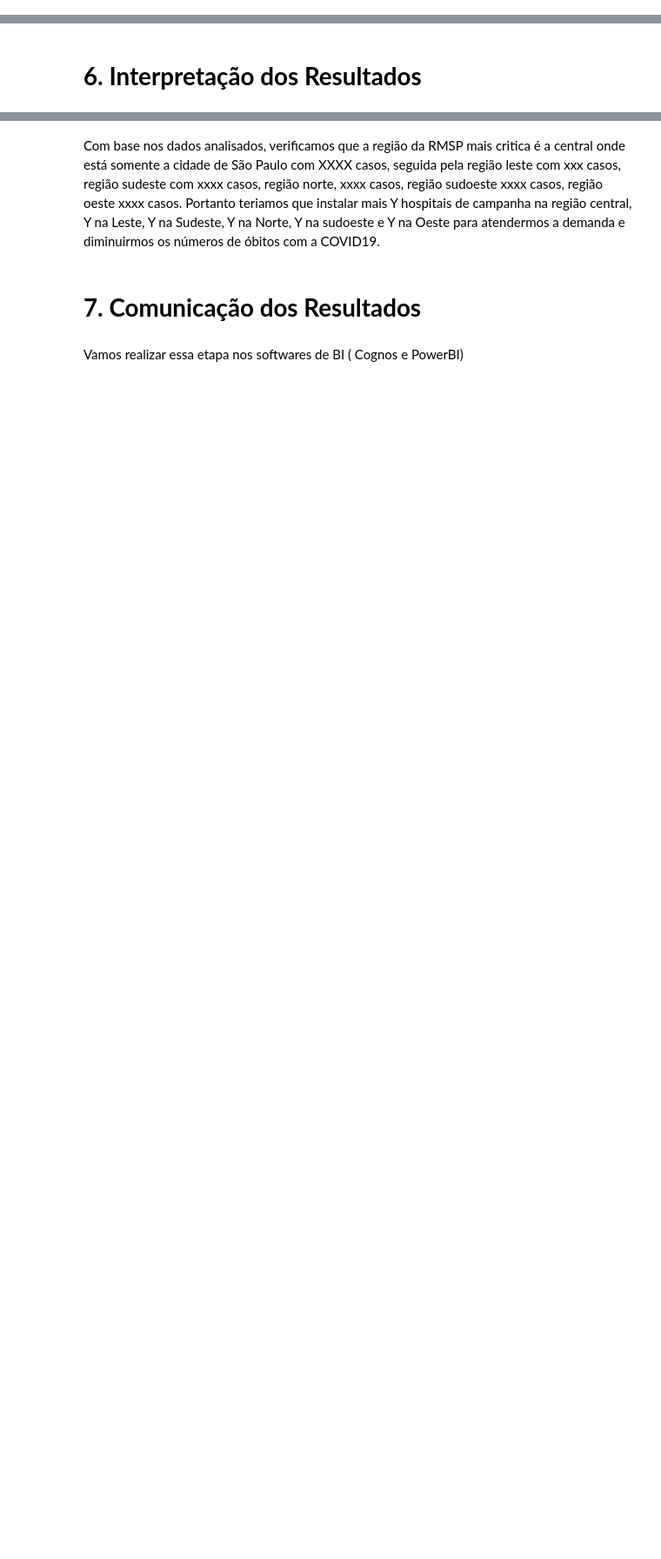
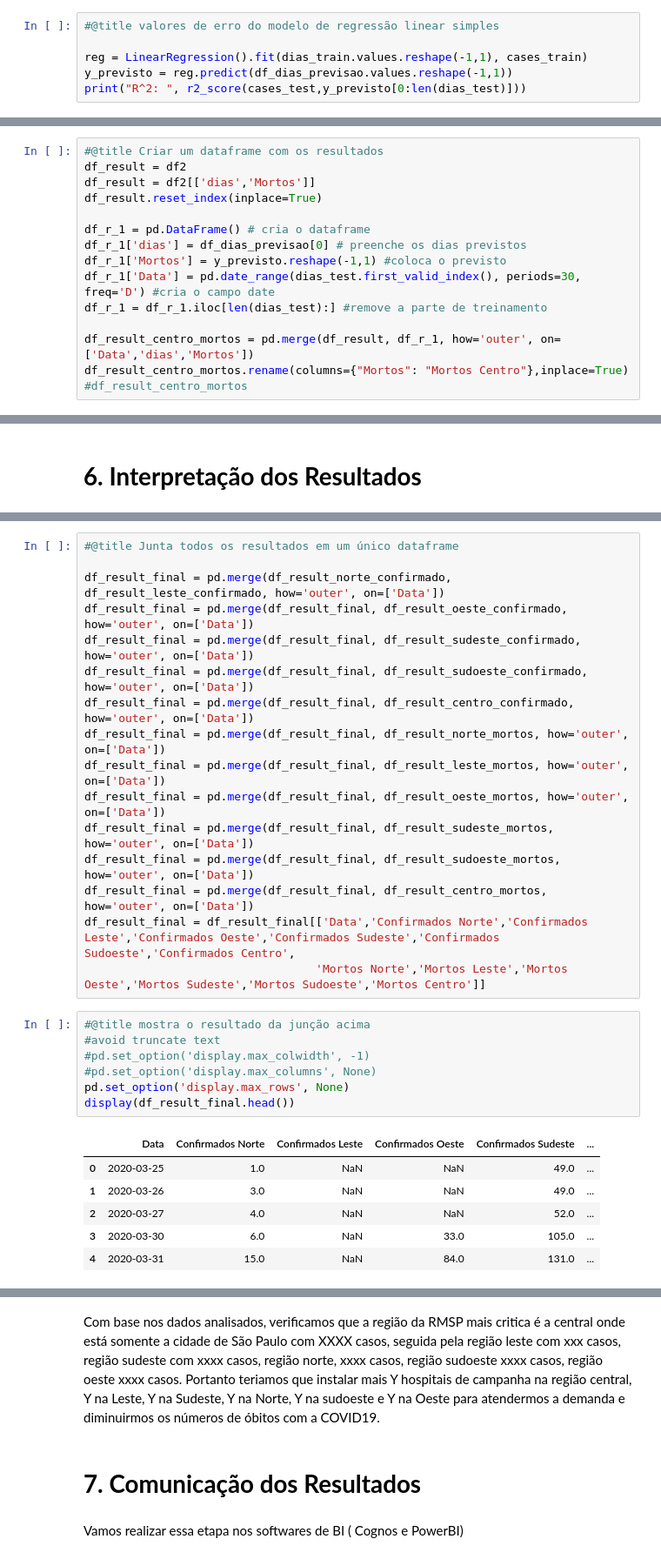
Before and after one commit to matheuxrp/TCC-PucMinas, a Jupyter notebook: TCC_SP.ipynb, the cells around one changed output, grey strips where cells are left out. Shown at 87% size. Drawn from its saved outputs; the diff is of its cells as text; blank space fills up the shorter version.

```diff
--- a/TCC_SP.ipynb
+++ b/TCC_SP.ipynb
@@ -801,0 +1499,6 @@ Portando vamos utilizar essa técnica para todas as regiões para prevermos em q
+# %%
+#@title valores de erro do modelo de regressão linear simples
+
+reg = LinearRegression().fit(dias_train.values.reshape(-1,1), cases_train)
+y_previsto = reg.predict(df_dias_previsao.values.reshape(-1,1))
+print("R^2: ", r2_score(cases_test,y_previsto[0:len(dias_test)]))
@@ -801,0 +1507,15 @@ Portando vamos utilizar essa técnica para todas as regiões para prevermos em q
+# %%
+#@title Criar um dataframe com os resultados
+df_result = df2
+df_result = df2[['dias','Mortos']]
+df_result.reset_index(inplace=True)
+
+df_r_1 = pd.DataFrame() # cria o dataframe
+df_r_1['dias'] = df_dias_previsao[0] # preenche os dias previstos
+df_r_1['Mortos'] = y_previsto.reshape(-1,1) #coloca o previsto
+df_r_1['Data'] = pd.date_range(dias_test.first_valid_index(), periods=30, freq='D') #cria o campo date
+df_r_1 = df_r_1.iloc[len(dias_test):] #remove a parte de treinamento
+
+df_result_centro_mortos = pd.merge(df_result, df_r_1, how='outer', on=['Data','dias','Mortos'])
+df_result_centro_mortos.rename(columns={"Mortos": "Mortos Centro"},inplace=True)
+#df_result_centro_mortos
@@ -803,0 +1542,30 @@ Portando vamos utilizar essa técnica para todas as regiões para prevermos em q
+# %%
+#@title Junta todos os resultados em um único dataframe
+
+df_result_final = pd.merge(df_result_norte_confirmado, df_result_leste_confirmado, how='outer', on=['Data'])
+df_result_final = pd.merge(df_result_final, df_result_oeste_confirmado, how='outer', on=['Data'])
+df_result_final = pd.merge(df_result_final, df_result_sudeste_confirmado, how='outer', on=['Data'])
+df_result_final = pd.merge(df_result_final, df_result_sudoeste_confirmado, how='outer', on=['Data'])
+df_result_final = pd.merge(df_result_final, df_result_centro_confirmado, how='outer', on=['Data'])
+df_result_final = pd.merge(df_result_final, df_result_norte_mortos, how='outer', on=['Data'])
+df_result_final = pd.merge(df_result_final, df_result_leste_mortos, how='outer', on=['Data'])
+df_result_final = pd.merge(df_result_final, df_result_oeste_mortos, how='outer', on=['Data'])
+df_result_final = pd.merge(df_result_final, df_result_sudeste_mortos, how='outer', on=['Data'])
+df_result_final = pd.merge(df_result_final, df_result_sudoeste_mortos, how='outer', on=['Data'])
+df_result_final = pd.merge(df_result_final, df_result_centro_mortos, how='outer', on=['Data'])
+df_result_final = df_result_final[['Data','Confirmados Norte','Confirmados Leste','Confirmados Oeste','Confirmados Sudeste','Confirmados Sudoeste','Confirmados Centro',
+                                  'Mortos Norte','Mortos Leste','Mortos Oeste','Mortos Sudeste','Mortos Sudoeste','Mortos Centro']]
+# %%
+#@title mostra o resultado da junção acima
+#avoid truncate text
+#pd.set_option('display.max_colwidth', -1)
+#pd.set_option('display.max_columns', None)
+pd.set_option('display.max_rows', None)
+display(df_result_final.head())
+# %% [output]
+|  | Data | Confirmados Norte | Confirmados Leste | Confirmados Oeste | Confirmados Sudeste | ... |
+| 0 | 2020-03-25 | 1.0 | NaN | NaN | 49.0 | ... |
+| 1 | 2020-03-26 | 3.0 | NaN | NaN | 49.0 | ... |
+| 2 | 2020-03-27 | 4.0 | NaN | NaN | 52.0 | ... |
+| 3 | 2020-03-30 | 6.0 | NaN | 33.0 | 105.0 | ... |
+| 4 | 2020-03-31 | 15.0 | NaN | 84.0 | 131.0 | ... |
```
Also changed, not shown: parts of 107 cells of this notebook.
